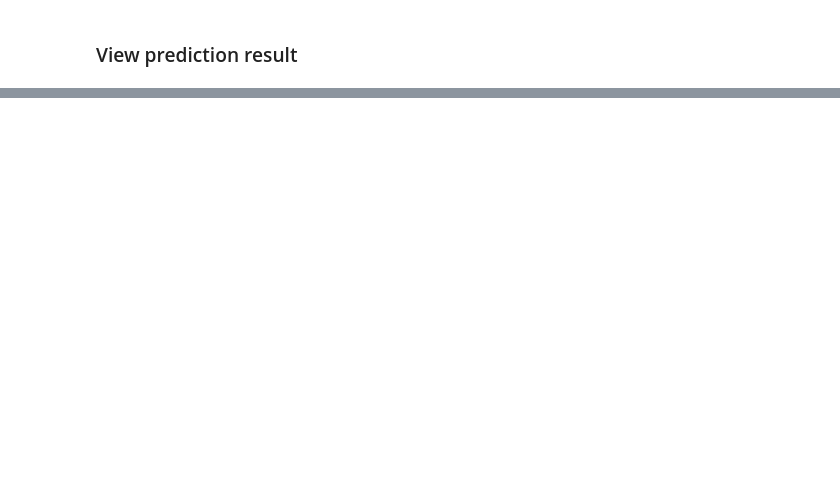
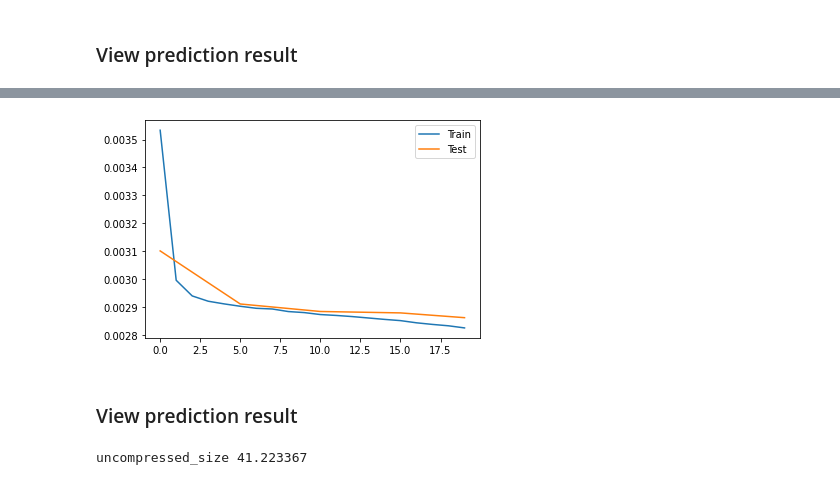
Before and after one commit to raguram/eva, a Jupyter notebook: S15/ExperimentSuite_Depth.ipynb, the cells around one changed output, grey strips where cells are left out. Saved outputs shown, nothing was run; the diff lists cells and outputs as text; code cells hidden in the pictures; blank space fills up the shorter version.

Commit message:
More depth experiments

```diff
--- a/S15/ExperimentSuite_Depth.ipynb
+++ b/S15/ExperimentSuite_Depth.ipynb
@@ -269,0 +278,22 @@ ImageUtils.show_images([Image.open(join(prediction_folder, f)) for f in file_nam
+# %%
+from torch.optim.lr_scheduler import OneCycleLR
+from image_seg.Loss import DiceLoss
+
+data_folder="/content/data/"
+output_zip="/content/data_pred_exp-depth2.zip"
+train_output_zip="/content/data_pred_exp-depth2-train.zip"
+output_folder="/content/data_pred_exp-depth2/"
+model_output_file="/content/drive/My Drive/Colab Notebooks/workspace/data/Assignment15/data_pred_exp-depth2.pt"
+epochs=20
+
+model = ResUNet(6, 1).to(Utility.getDevice())
+# model = torch.load(model_output_file)
+loss_fn = Loss_fn(depth_loss=DiceLoss(), mask_loss=None)
+
+LR = 0.1
+optimizer = optim.SGD(model.parameters(), lr=LR)
+scheduler = OneCycleLR(optimizer, max_lr=LR, epochs=epochs, steps_per_epoch=len(data.train),
+                      pct_start=5/epochs, anneal_strategy='linear', div_factor=25.0, final_div_factor=1000)
+
+train_persister = ZipPredictionPersister(zip_file_name=train_output_zip, percent=0.01)
+persister = ZipPredictionPersister(zip_file_name=output_zip, percent=0.1)
@@ -269,0 +302,6 @@ ImageUtils.show_images([Image.open(join(prediction_folder, f)) for f in file_nam
+# %%
+Utility.cleanup()
+builder = ModelBuilder(model=model, data=data, loss_fn=loss_fn,
+                       optimizer=optimizer, scheduler=scheduler, train_pred_persister=train_persister, test_pred_persister=persister, model_path=model_output_file, checkpoint=5)
+
+result = builder.fit(epochs)
@@ -269,0 +326,16 @@ ImageUtils.show_images([Image.open(join(prediction_folder, f)) for f in file_nam
+# %%
+import MetricsUtility
+from matplotlib import pyplot as plt
+
+MetricsUtility.plot_x_y(result.train_losses, "Train")
+MetricsUtility.plot_x_y(result.test_losses, "Test")
+plt.show()
+# %% [output]
+[figure, added]
+# %% [markdown]
+### View prediction result
+# %%
+!rm -rf /content/data_pred_exp-depth2/
+Utility.unzip(output_zip, output_folder)
+# %% [output]
+uncompressed_size 41.223367
```
Also changed, not shown: parts of 20 cells of this notebook.
